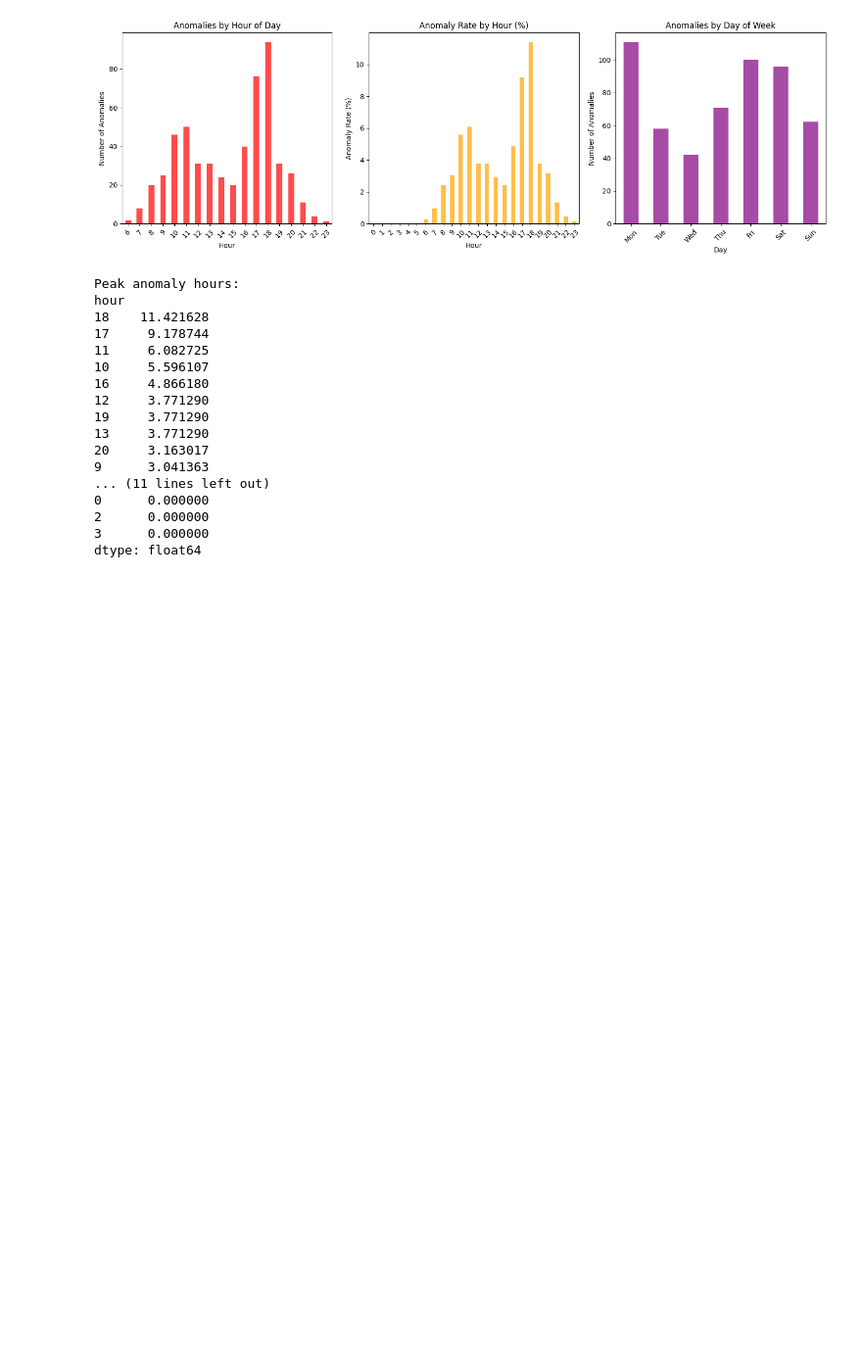
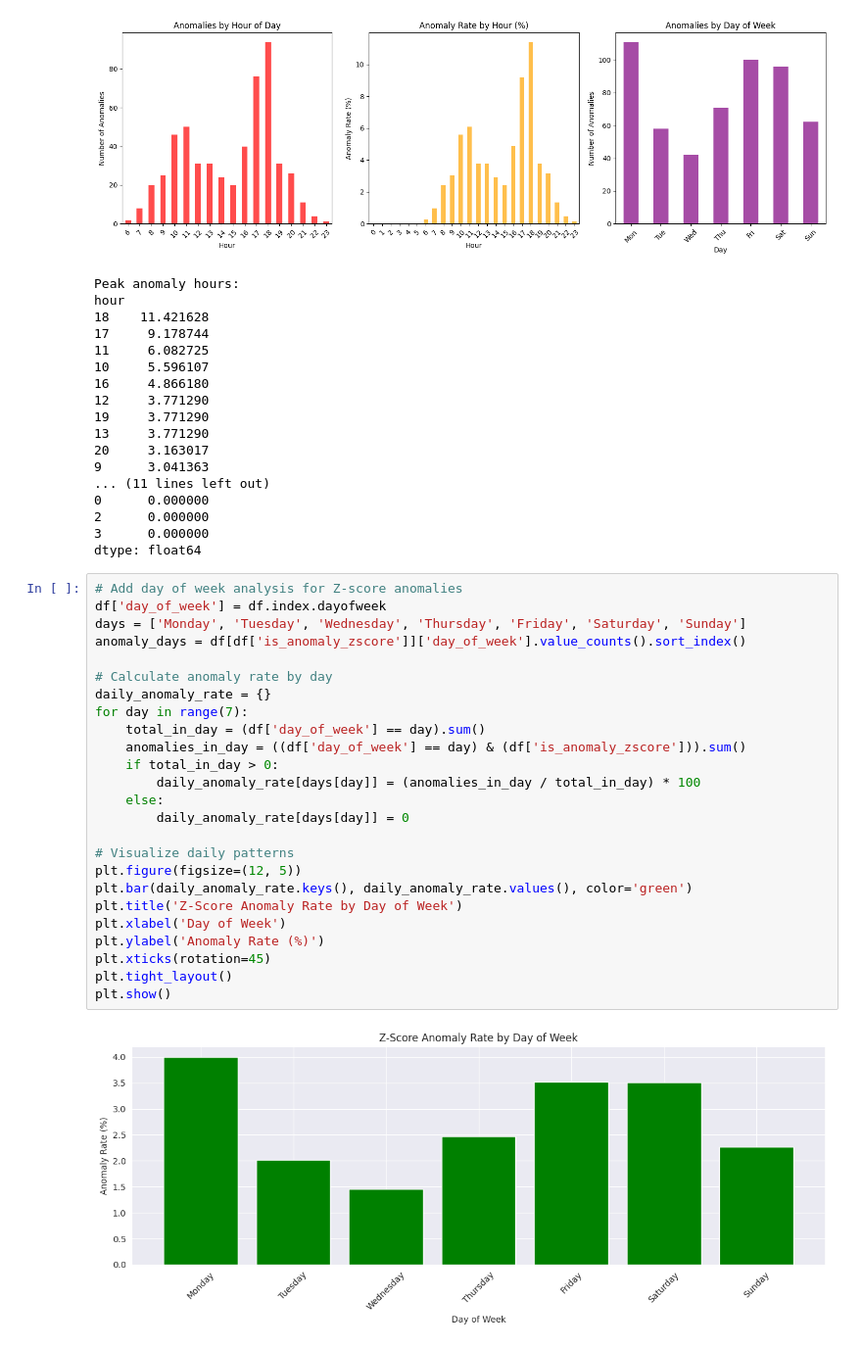
Before and after one commit to YassinEzaouibi/Energy-Consumption-Anomaly-Detection, a Jupyter notebook: notebooks/appliances_anomaly_detection_zscore.ipynb, the cells around one changed output. Shown at 98% size. Saved outputs shown, nothing was run; the diff lists cells and outputs as text; blank space fills up the shorter version.

```diff
--- a/notebooks/appliances_anomaly_detection_zscore.ipynb
+++ b/notebooks/appliances_anomaly_detection_zscore.ipynb
@@ -212,3 +212,30 @@ hour
 2      0.000000
 3      0.000000
 dtype: float64
+# %%
+# Add day of week analysis for Z-score anomalies
+df['day_of_week'] = df.index.dayofweek
+days = ['Monday', 'Tuesday', 'Wednesday', 'Thursday', 'Friday', 'Saturday', 'Sunday']
+anomaly_days = df[df['is_anomaly_zscore']]['day_of_week'].value_counts().sort_index()
+
+# Calculate anomaly rate by day
+daily_anomaly_rate = {}
+for day in range(7):
+    total_in_day = (df['day_of_week'] == day).sum()
+    anomalies_in_day = ((df['day_of_week'] == day) & (df['is_anomaly_zscore'])).sum()
+    if total_in_day > 0:
+        daily_anomaly_rate[days[day]] = (anomalies_in_day / total_in_day) * 100
+    else:
+        daily_anomaly_rate[days[day]] = 0
+
+# Visualize daily patterns
+plt.figure(figsize=(12, 5))
+plt.bar(daily_anomaly_rate.keys(), daily_anomaly_rate.values(), color='green')
+plt.title('Z-Score Anomaly Rate by Day of Week')
+plt.xlabel('Day of Week')
+plt.ylabel('Anomaly Rate (%)')
+plt.xticks(rotation=45)
+plt.tight_layout()
+plt.show()
+# %% [output]
+[figure, added]
```
Also changed, not shown: parts of 3 cells of this notebook, 3 other files.
